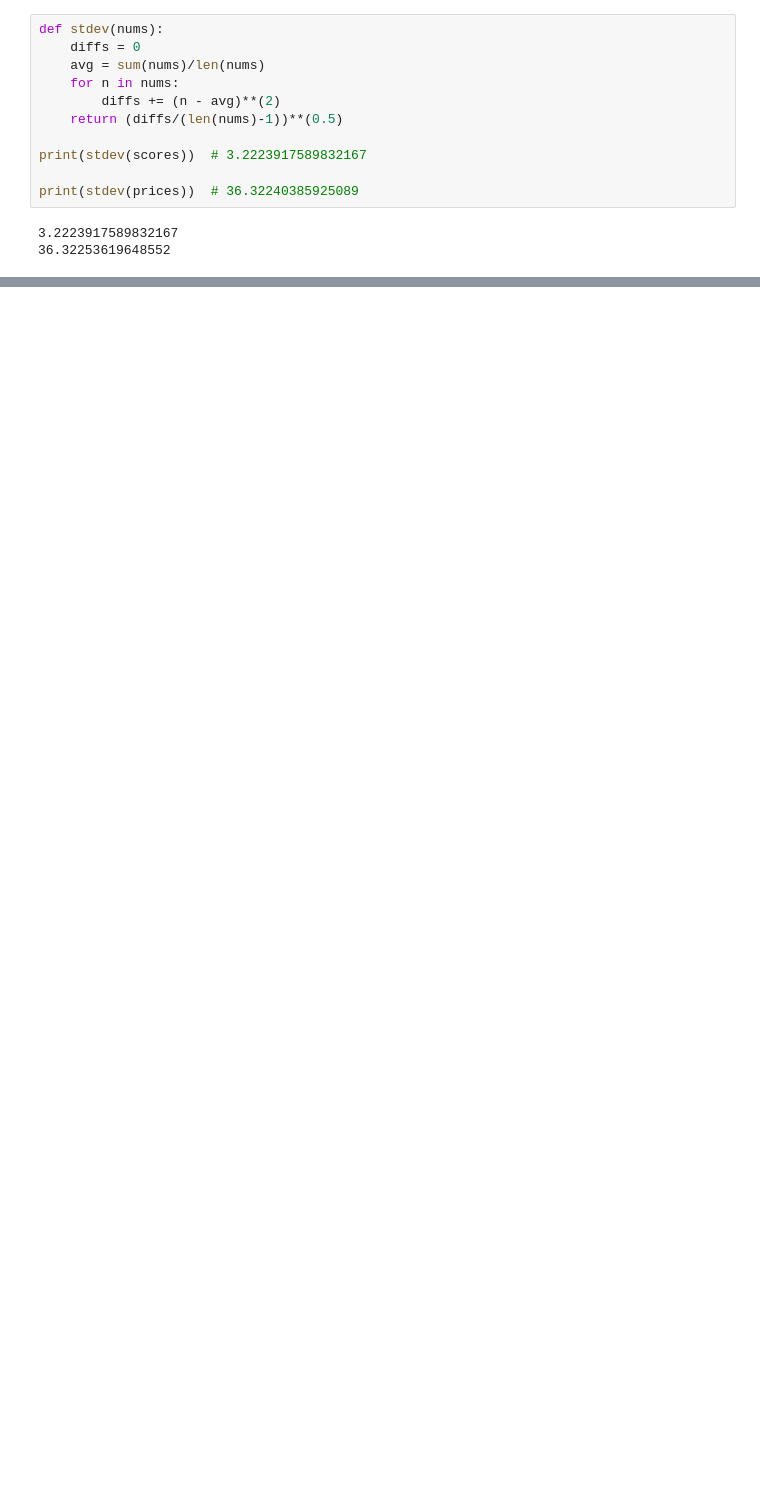
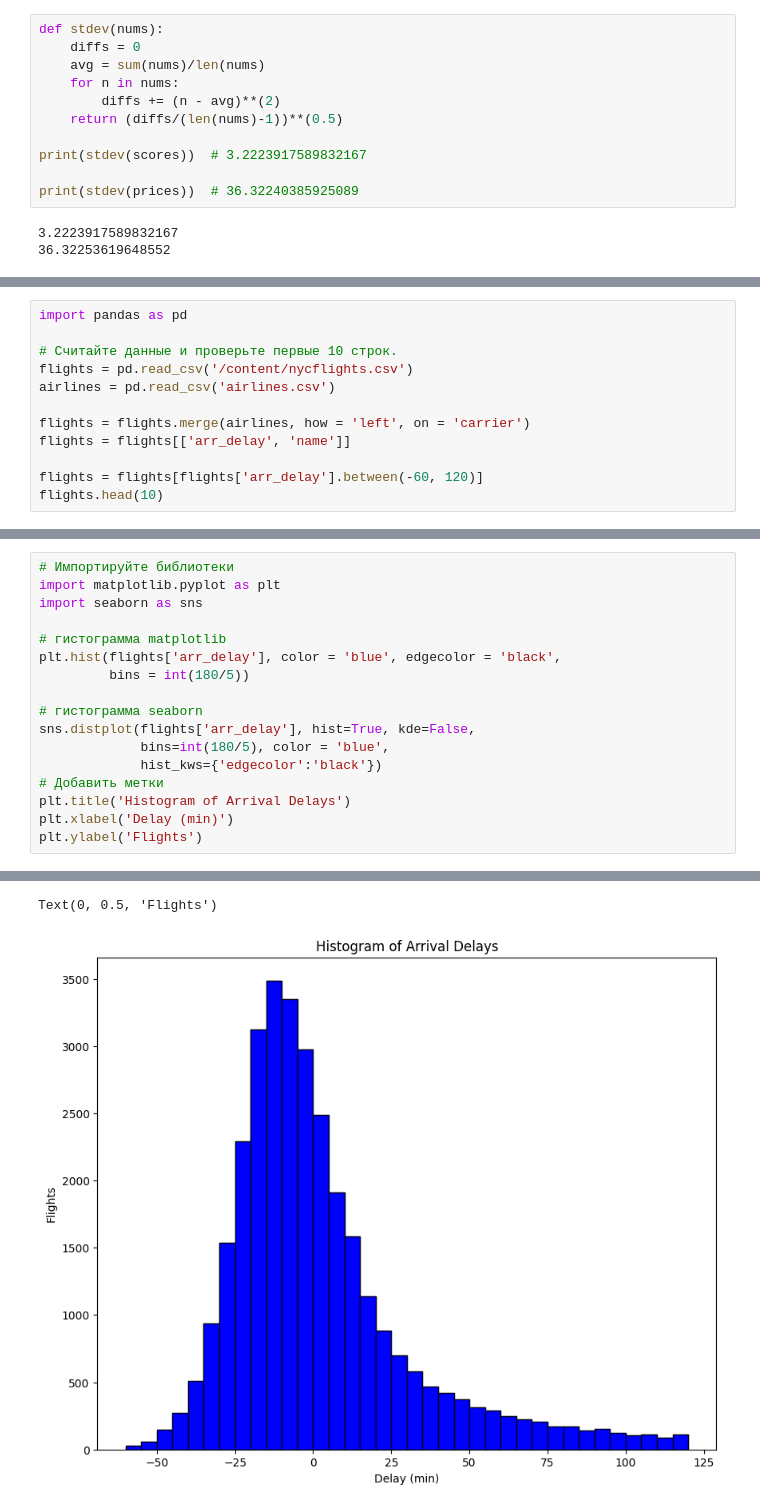
Before and after one commit to Vakhranev/MGIMO, a Jupyter notebook: 7 февраля.ipynb, the cells around one changed output, grey strips where cells are left out. Saved outputs shown, nothing was run; the diff lists cells and outputs as text; blank space fills up the shorter version.

```diff
--- a/7 февраля.ipynb
+++ b/7 февраля.ipynb
@@ -1495,0 +1502,12 @@ print(stdev(prices))  # 36.32240385925089
+# %%
+import pandas as pd
+
+# Считайте данные и проверьте первые 10 строк.
+flights = pd.read_csv('/content/nycflights.csv')
+airlines = pd.read_csv('airlines.csv')
+
+flights = flights.merge(airlines, how = 'left', on = 'carrier')
+flights = flights[['arr_delay', 'name']]
+
+flights = flights[flights['arr_delay'].between(-60, 120)]
+flights.head(10)
@@ -1495,0 +1528,18 @@ print(stdev(prices))  # 36.32240385925089
+# %%
+# Импортируйте библиотеки
+import matplotlib.pyplot as plt
+import seaborn as sns
+
+# гистограмма matplotlib
+plt.hist(flights['arr_delay'], color = 'blue', edgecolor = 'black',
+         bins = int(180/5))
+
+# гистограмма seaborn
+sns.distplot(flights['arr_delay'], hist=True, kde=False,
+             bins=int(180/5), color = 'blue',
+             hist_kws={'edgecolor':'black'})
+# Добавить метки
+plt.title('Histogram of Arrival Delays')
+plt.xlabel('Delay (min)')
+plt.ylabel('Flights')
+# %% [output]
@@ -1495,0 +1555,2 @@ print(stdev(prices))  # 36.32240385925089
+Text(0, 0.5, 'Flights')
+[figure, added]
```
Also changed, not shown: parts of 23 cells of this notebook.
